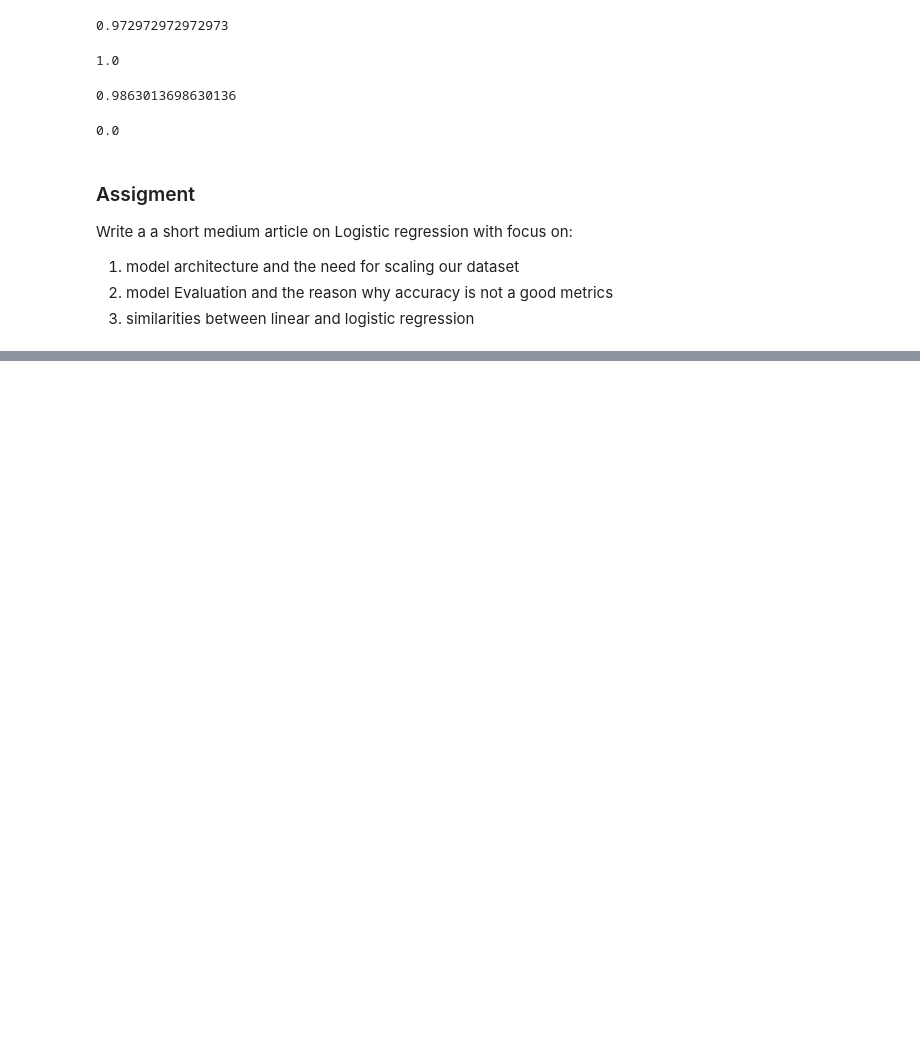
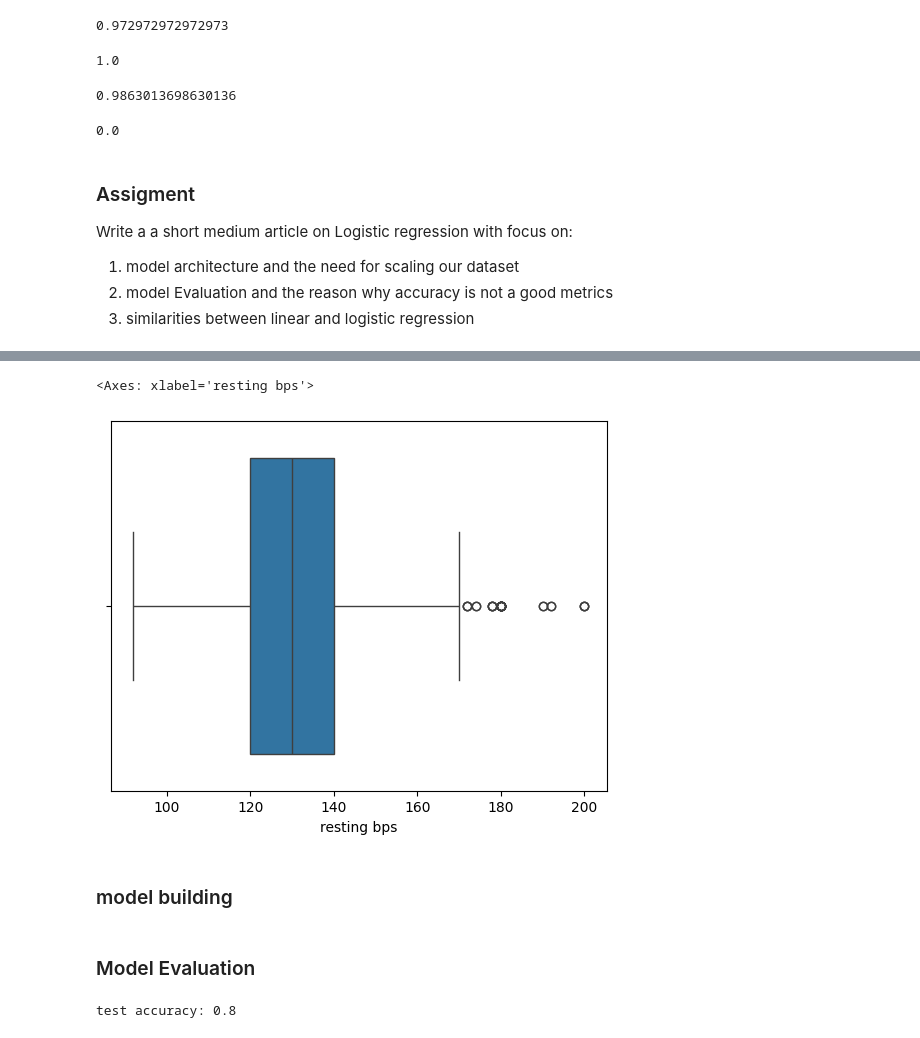
Before and after one commit to Muyiiwaa/machine_learning_notes, a Jupyter notebook: supervised_learning/logistic_regression.ipynb, the cells around one changed output, grey strips where cells are left out. Drawn from its saved outputs; the diff is of its cells as text; code cells hidden in the pictures; blank space fills up the shorter version.

```diff
--- a/supervised_learning/logistic_regression.ipynb
+++ b/supervised_learning/logistic_regression.ipynb
@@ -154,0 +215,7 @@ Write a a short medium article on Logistic regression with focus on:
+# %%
+sns.boxplot(data=data, x = 'resting bps')
+# %% [output]
+<Axes: xlabel='resting bps'>
+[figure, added]
+# %% [markdown]
+### model building
@@ -154,0 +251,7 @@ Write a a short medium article on Logistic regression with focus on:
+# %% [markdown]
+### Model Evaluation
+# %%
+test_accuracy = accuracy_score(y_true=y_test, y_pred=test_preds)
+print(f'test accuracy: {test_accuracy}')
+# %% [output]
+test accuracy: 0.8
```
Also changed, not shown: parts of 11 cells of this notebook, 1 other file.
